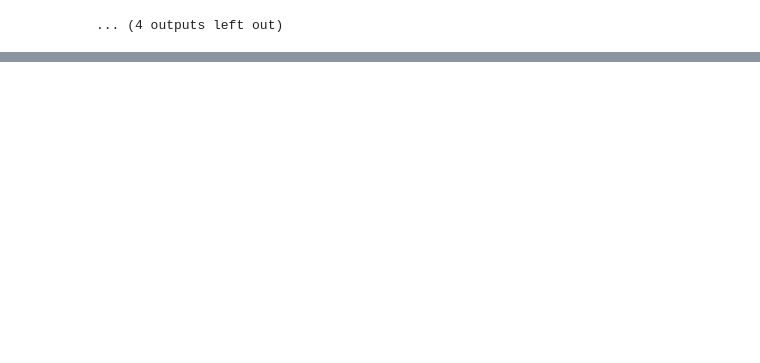
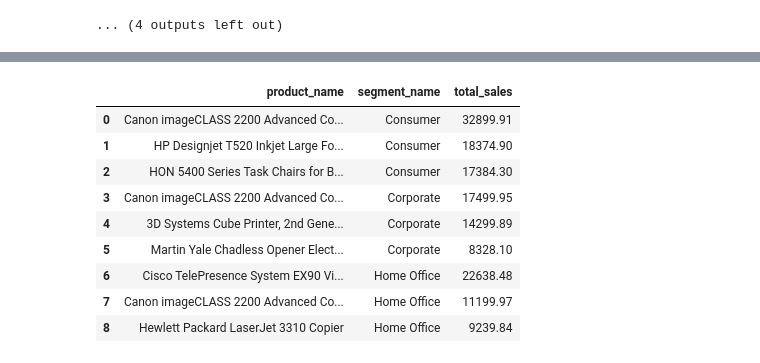
Before and after one commit to rakeshtparayil/super_store_ecommerce, a Jupyter notebook: superstore.ipynb, the cells around one changed output, grey strips where cells are left out. Drawn from its saved outputs; the diff is of its cells as text; code cells hidden in the pictures; blank space fills up the shorter version.

```diff
--- a/superstore.ipynb
+++ b/superstore.ipynb
@@ -1513,0 +1636,35 @@ PRODUCTS (first 3 rows):
+# %%
+# What are the 3 products in each product segment with the highest sales?
+query6 = """
+WITH ranked_products AS (
+    SELECT p.product_name,
+           s.segment_name,
+           SUM(od.sales) as total_sales,
+           RANK() OVER(PARTITION BY s.segment_name ORDER BY SUM(od.sales) DESC) as sales_rank
+    FROM order_details od
+    JOIN orders o ON od.order_id = o.order_id
+    JOIN customers cu ON o.customer_id = cu.customer_id
+    JOIN segments s ON cu.segment_id = s.segment_id
+    JOIN products p ON od.product_id = p.product_id
+    JOIN categories c ON p.category_id = c.category_id
+    JOIN subcategories sc ON p.subcategory_id = sc.subcategory_id
+    GROUP BY p.product_name, s.segment_name
+)
+SELECT product_name, segment_name, total_sales
+FROM ranked_products
+WHERE sales_rank <= 3
+ORDER BY segment_name, sales_rank
+"""
+top_segment_products = pd.read_sql(query6, engine)
+top_segment_products
+# %% [output]
+|  | product_name | segment_name | total_sales |
+| 0 | Canon imageCLASS 2200 Advanced Co... | Consumer | 32899.91 |
+| 1 | HP Designjet T520 Inkjet Large Fo... | Consumer | 18374.90 |
+| 2 | HON 5400 Series Task Chairs for B... | Consumer | 17384.30 |
+| 3 | Canon imageCLASS 2200 Advanced Co... | Corporate | 17499.95 |
+| 4 | 3D Systems Cube Printer, 2nd Gene... | Corporate | 14299.89 |
+| 5 | Martin Yale Chadless Opener Elect... | Corporate | 8328.10 |
+| 6 | Cisco TelePresence System EX90 Vi... | Home Office | 22638.48 |
+| 7 | Canon imageCLASS 2200 Advanced Co... | Home Office | 11199.97 |
+| 8 | Hewlett Packard LaserJet 3310 Copier | Home Office | 9239.84 |
```
Also changed, not shown: parts of 11 cells of this notebook, 4 other files.
